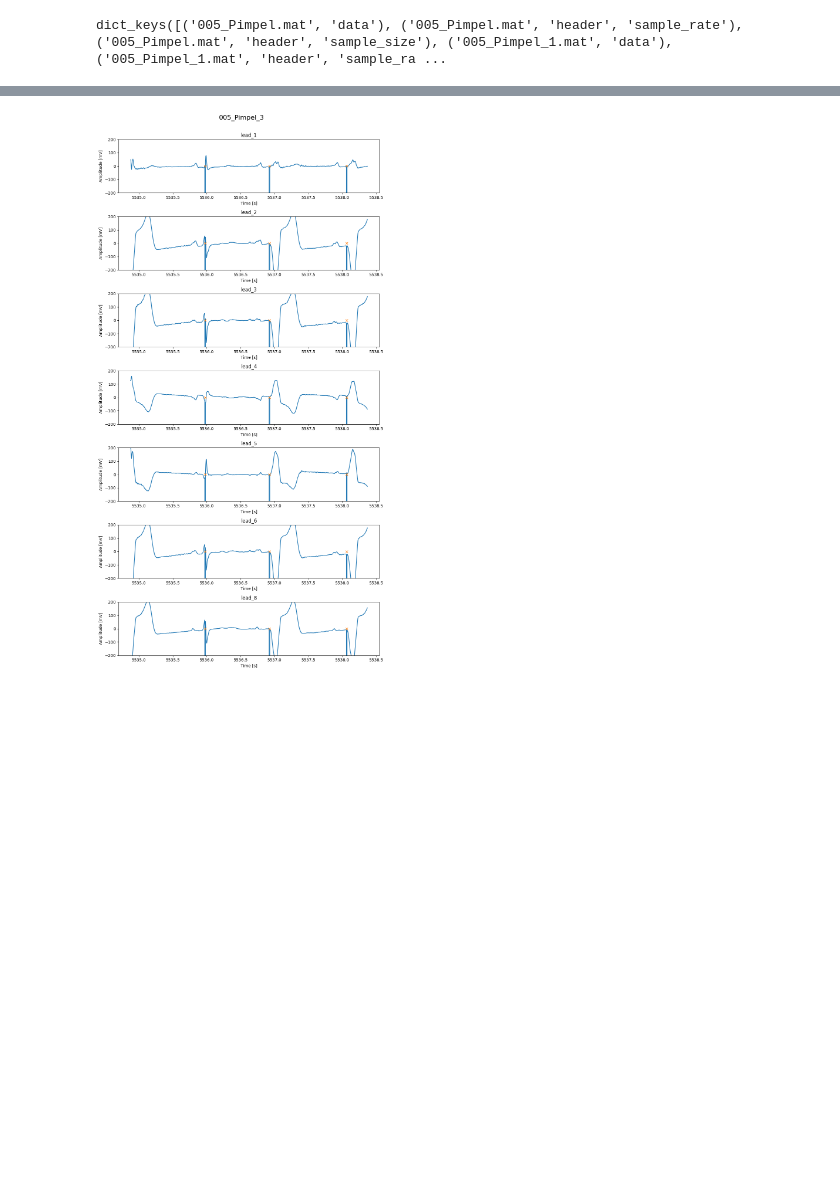
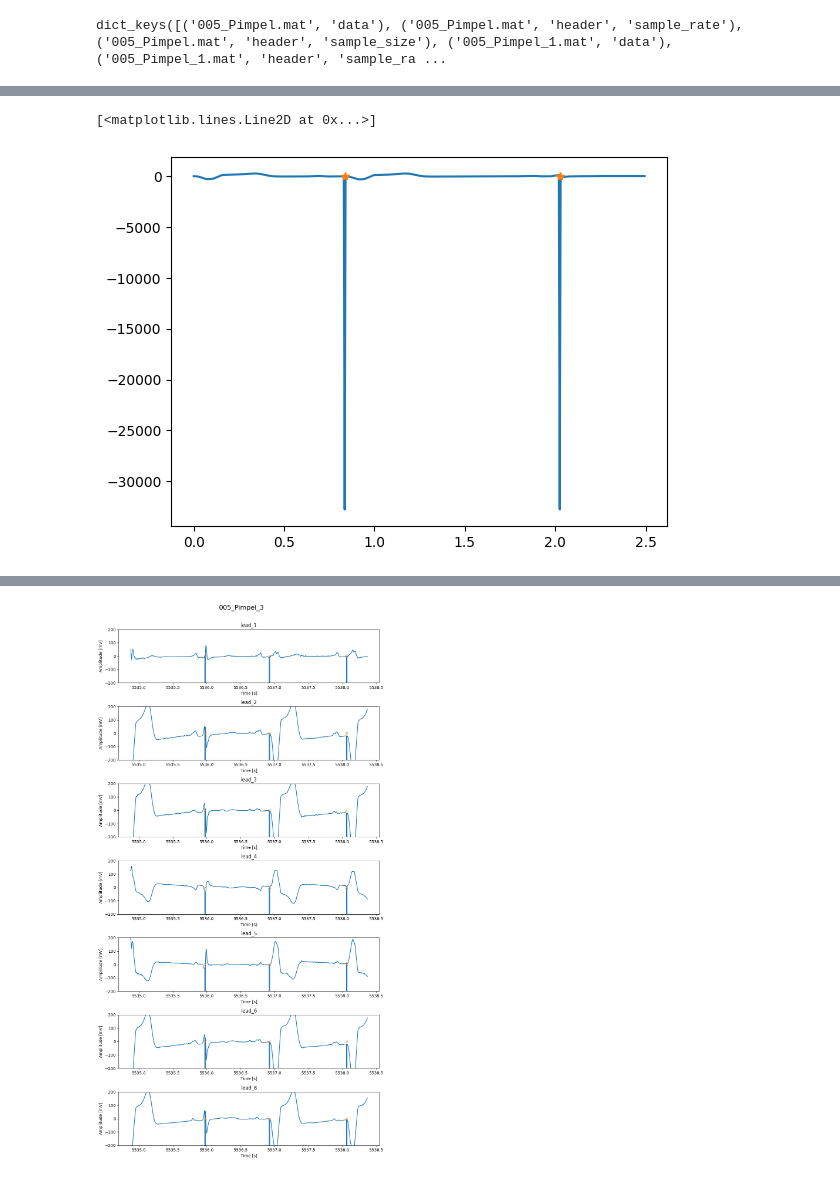
Before and after one commit to Ming842/TM12005-E2, a Jupyter notebook: opdrachtVier.ipynb, the cells around one changed output, grey strips where cells are left out. Drawn from its saved outputs; the diff is of its cells as text; code cells hidden in the pictures; blank space fills up the shorter version.

Commit message:
Finish detect_pulses

```diff
--- a/opdrachtVier.ipynb
+++ b/opdrachtVier.ipynb
@@ -16,3 +20,9 @@ dict_keys([('005_Pimpel.mat', 'data'), ('005_Pimpel.mat', 'header', 'sample_rate
 leads = {}
 for i in range(12):
     leads[f'lead_{i+1}'] = data['005_Pimpel.mat', 'data'][:,i]
+# %%
+data_test = data["005_Pimpel.mat","data"]
+
+masked_data = np.where(mask, data_test, np.nan)
+
+masked_data
@@ -18,0 +43,22 @@ for i in range(12):
+# %%
+importlib.reload(dp)
+
+imported_data, imported_data_details = dl.import_data(r"C:\Users\jelle\OneDrive - Delft University of Technology\TM12005 Advanced Signal Processing\opdracht 2\data")
+data = dl.restructure_data(imported_data)
+
+mask_filter = dp.filter_data(data,"005_Pimpel.mat")
+mask_pulses = dp.detect_pulses(data, mask_filter, "005_Pimpel.mat")
+
+data_plot = data_test[1000:1500,1]
+data_mask = mask_pulses[1000:1500,1]
+
+fs = 200
+
+time = np.arange(0,len(data_plot),1) / fs
+
+
+plt.plot(time, data_plot)
+plt.plot(time[data_mask],np.zeros(len(data_plot[data_mask])),"*")
+# %% [output]
+[<matplotlib.lines.Line2D at 0x...>]
+[figure, added]
```
Also changed, not shown: parts of 5 cells of this notebook, 1 other file.
